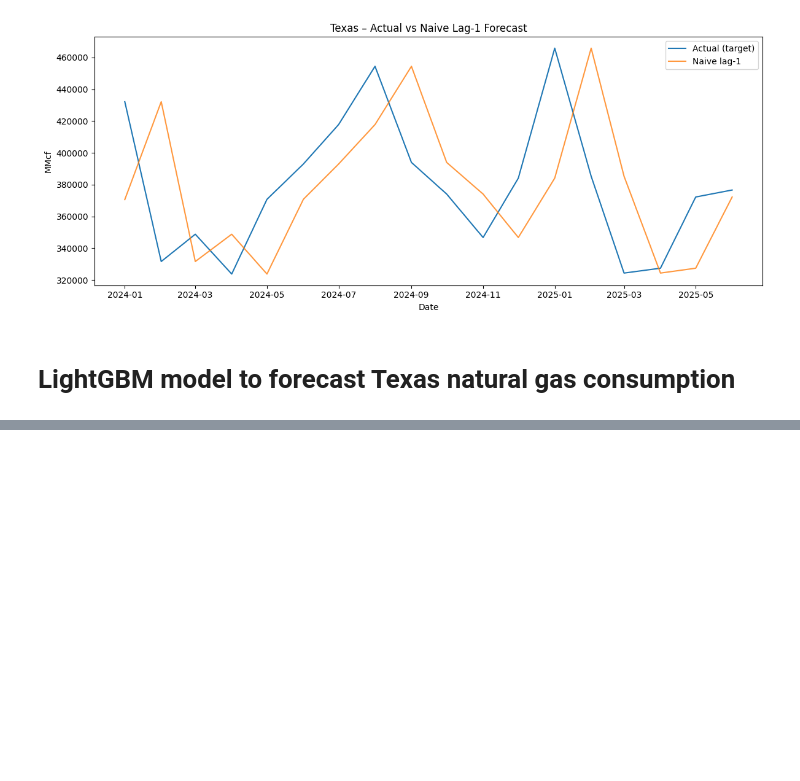
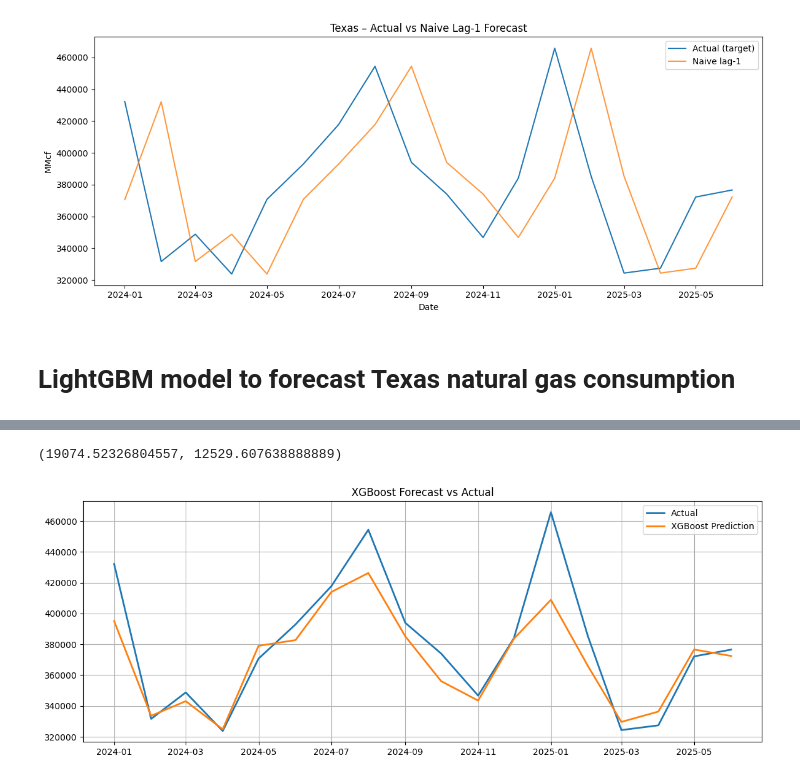
Before and after one commit to sandra-nguemto/natural_gas_forecasting, a Jupyter notebook: notebooks/texas_model.ipynb, the cells around one changed output, grey strips where cells are left out. Cells and saved outputs as stored; diff of their text form; code cells hidden in the pictures; blank space fills up the shorter version.

```diff
--- a/notebooks/texas_model.ipynb
+++ b/notebooks/texas_model.ipynb
@@ -173,0 +180,16 @@ plt.figure(figsize=(8,6))
+# %%
+model_xgb = XGBRegressor(
+    n_estimators=1000,
+    learning_rate=0.03,
+    max_depth=6,
+    subsample=0.9,
+    colsample_bytree=0.9,
+    random_state=42
+)
+
+model_xgb.fit(
+    X_train,
+    y_train,
+    eval_set=[(X_test, y_test)],
+    verbose=50
+)
@@ -173,0 +225,21 @@ plt.figure(figsize=(8,6))
+# %%
+y_pred_xgb = model_xgb.predict(X_test)
+
+rmse_xgb = np.sqrt(mean_squared_error(y_test, y_pred_xgb))
+mae_xgb = mean_absolute_error(y_test, y_pred_xgb)
+
+rmse_xgb, mae_xgb
+# %% [output]
+(19074.52326804557, 12529.607638888889)
+# %%
+import matplotlib.pyplot as plt
+
+plt.figure(figsize=(14,5))
+plt.plot(y_test.index, y_test, label="Actual", linewidth=2)
+plt.plot(y_test.index, y_pred_xgb, label="XGBoost Prediction", linewidth=2)
+plt.title("XGBoost Forecast vs Actual")
+plt.legend()
+plt.grid(True)
+plt.show()
+# %% [output]
+[figure, added]
```
Also changed, not shown: parts of 19 cells of this notebook, 2 other files.
